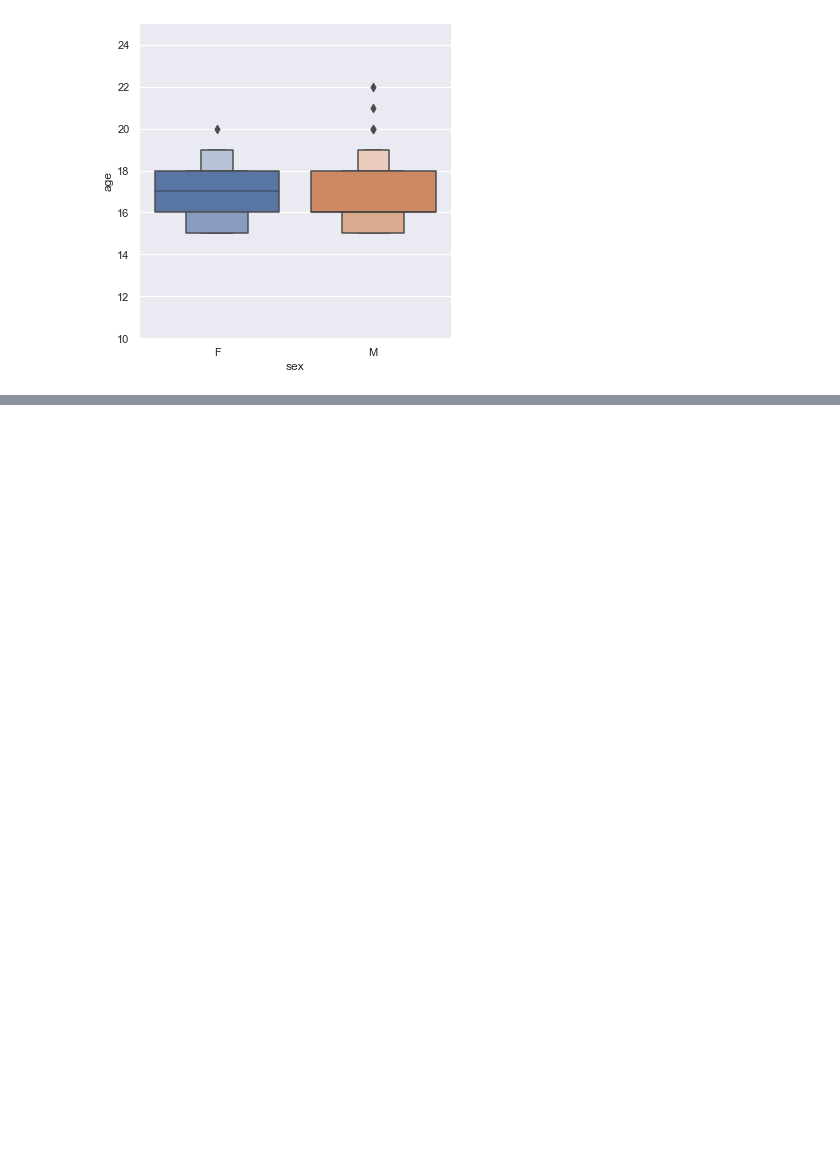
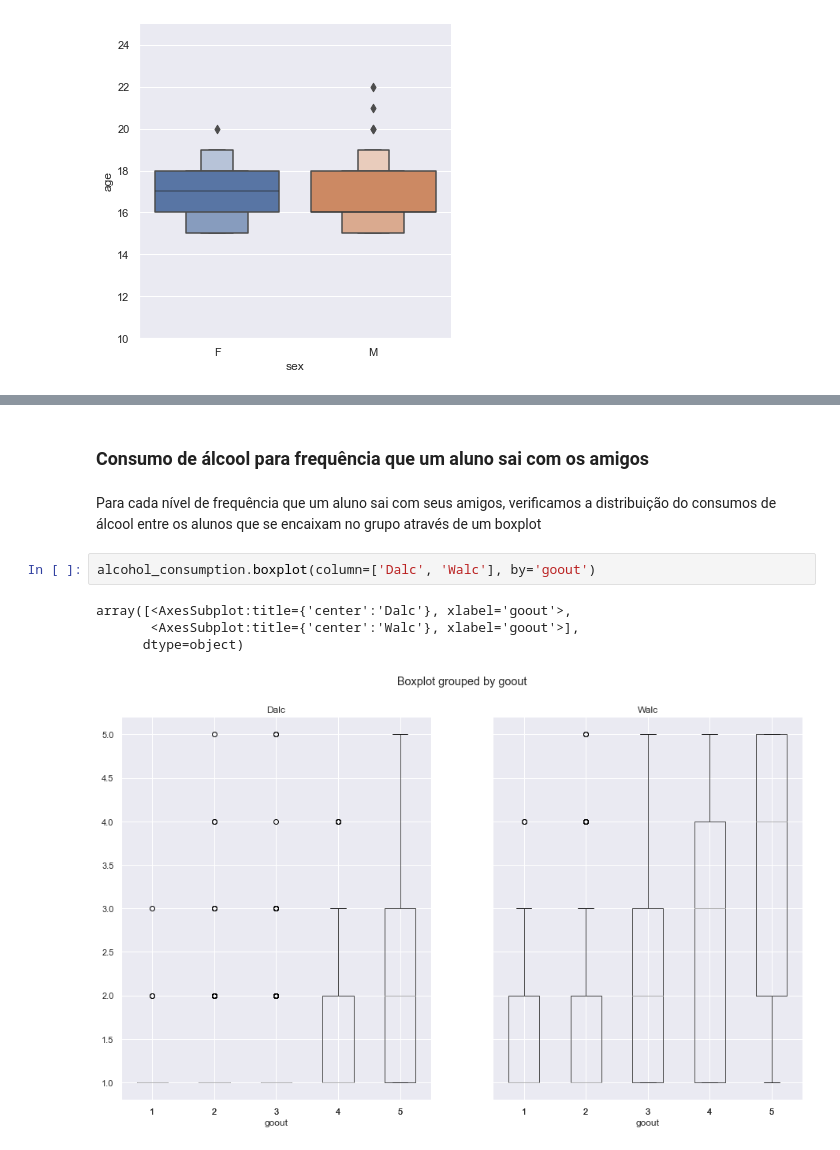
Before and after one commit to ferprr/data-science-project, a Jupyter notebook: notebooks/exploratory_analysis.ipynb, the cells around one changed output, grey strips where cells are left out. Drawn from its saved outputs; the diff is of its cells as text; blank space fills up the shorter version.

```diff
--- a/notebooks/exploratory_analysis.ipynb
+++ b/notebooks/exploratory_analysis.ipynb
@@ -82,0 +103,11 @@ plt.show()
+# %% [markdown]
+### Consumo de álcool para frequência que um aluno sai com os amigos
+# %% [markdown]
+Para cada nível de frequência que um aluno sai com seus amigos, verificamos a distribuição do consumos de álcool entre os alunos que se encaixam no grupo através de um boxplot
+# %%
+alcohol_consumption.boxplot(column=['Dalc', 'Walc'], by='goout')
+# %% [output]
+array([<AxesSubplot:title={'center':'Dalc'}, xlabel='goout'>,
+       <AxesSubplot:title={'center':'Walc'}, xlabel='goout'>],
+      dtype=object)
+[figure, added]
```
Also changed, not shown: parts of 7 cells of this notebook.
